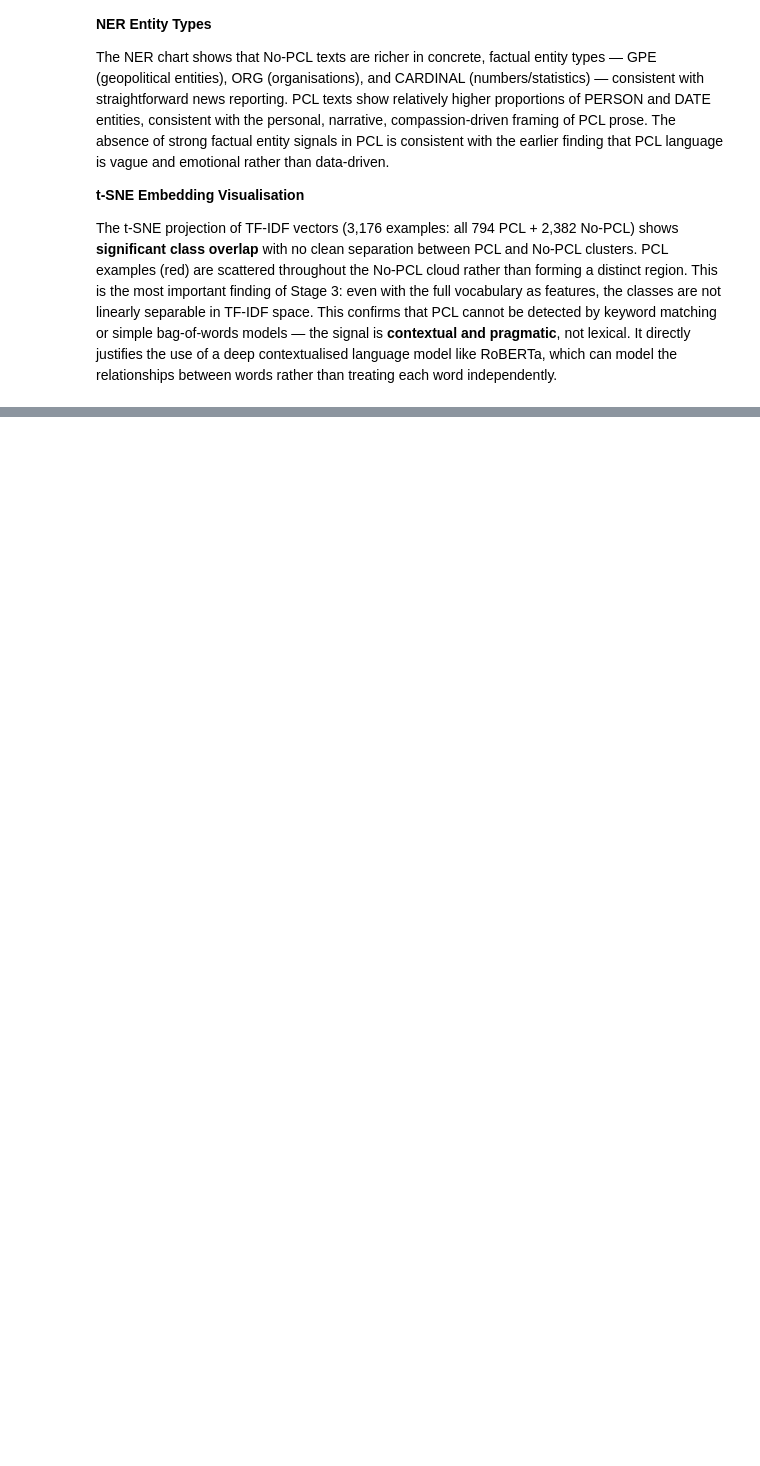
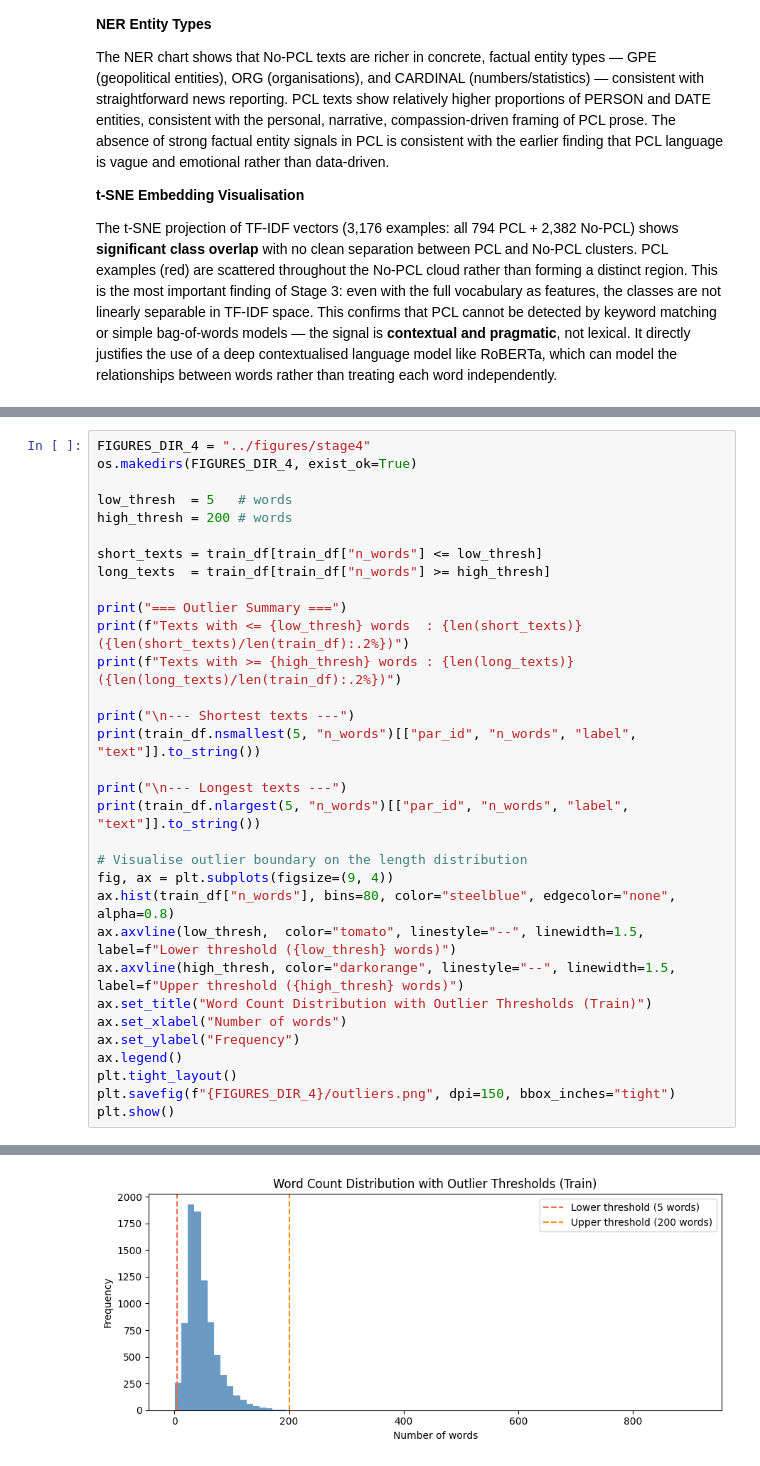
Before and after one commit to darius024/pcl-classifier, a Jupyter notebook: notebooks/eda.ipynb, the cells around one changed output, grey strips where cells are left out. Saved outputs shown, nothing was run; the diff lists cells and outputs as text; blank space fills up the shorter version.

```diff
--- a/notebooks/eda.ipynb
+++ b/notebooks/eda.ipynb
@@ -566,0 +632,33 @@ The t-SNE projection of TF-IDF vectors (3,176 examples: all 794 PCL + 2,382 No-P
+# %%
+FIGURES_DIR_4 = "../figures/stage4"
+os.makedirs(FIGURES_DIR_4, exist_ok=True)
+
+low_thresh  = 5   # words
+high_thresh = 200 # words
+
+short_texts = train_df[train_df["n_words"] <= low_thresh]
+long_texts  = train_df[train_df["n_words"] >= high_thresh]
+
+print("=== Outlier Summary ===")
+print(f"Texts with <= {low_thresh} words  : {len(short_texts)} ({len(short_texts)/len(train_df):.2%})")
+print(f"Texts with >= {high_thresh} words : {len(long_texts)} ({len(long_texts)/len(train_df):.2%})")
+
+print("\n--- Shortest texts ---")
+print(train_df.nsmallest(5, "n_words")[["par_id", "n_words", "label", "text"]].to_string())
+
+print("\n--- Longest texts ---")
+print(train_df.nlargest(5, "n_words")[["par_id", "n_words", "label", "text"]].to_string())
+
+# Visualise outlier boundary on the length distribution
+fig, ax = plt.subplots(figsize=(9, 4))
+ax.hist(train_df["n_words"], bins=80, color="steelblue", edgecolor="none", alpha=0.8)
+ax.axvline(low_thresh,  color="tomato", linestyle="--", linewidth=1.5, label=f"Lower threshold ({low_thresh} words)")
+ax.axvline(high_thresh, color="darkorange", linestyle="--", linewidth=1.5, label=f"Upper threshold ({high_thresh} words)")
+ax.set_title("Word Count Distribution with Outlier Thresholds (Train)")
+ax.set_xlabel("Number of words")
+ax.set_ylabel("Frequency")
+ax.legend()
+plt.tight_layout()
+plt.savefig(f"{FIGURES_DIR_4}/outliers.png", dpi=150, bbox_inches="tight")
+plt.show()
+# %% [output]
@@ -566,0 +684 @@ The t-SNE projection of TF-IDF vectors (3,176 examples: all 794 PCL + 2,382 No-P
+[figure, added]
```
Also changed, not shown: parts of 5 cells of this notebook.
